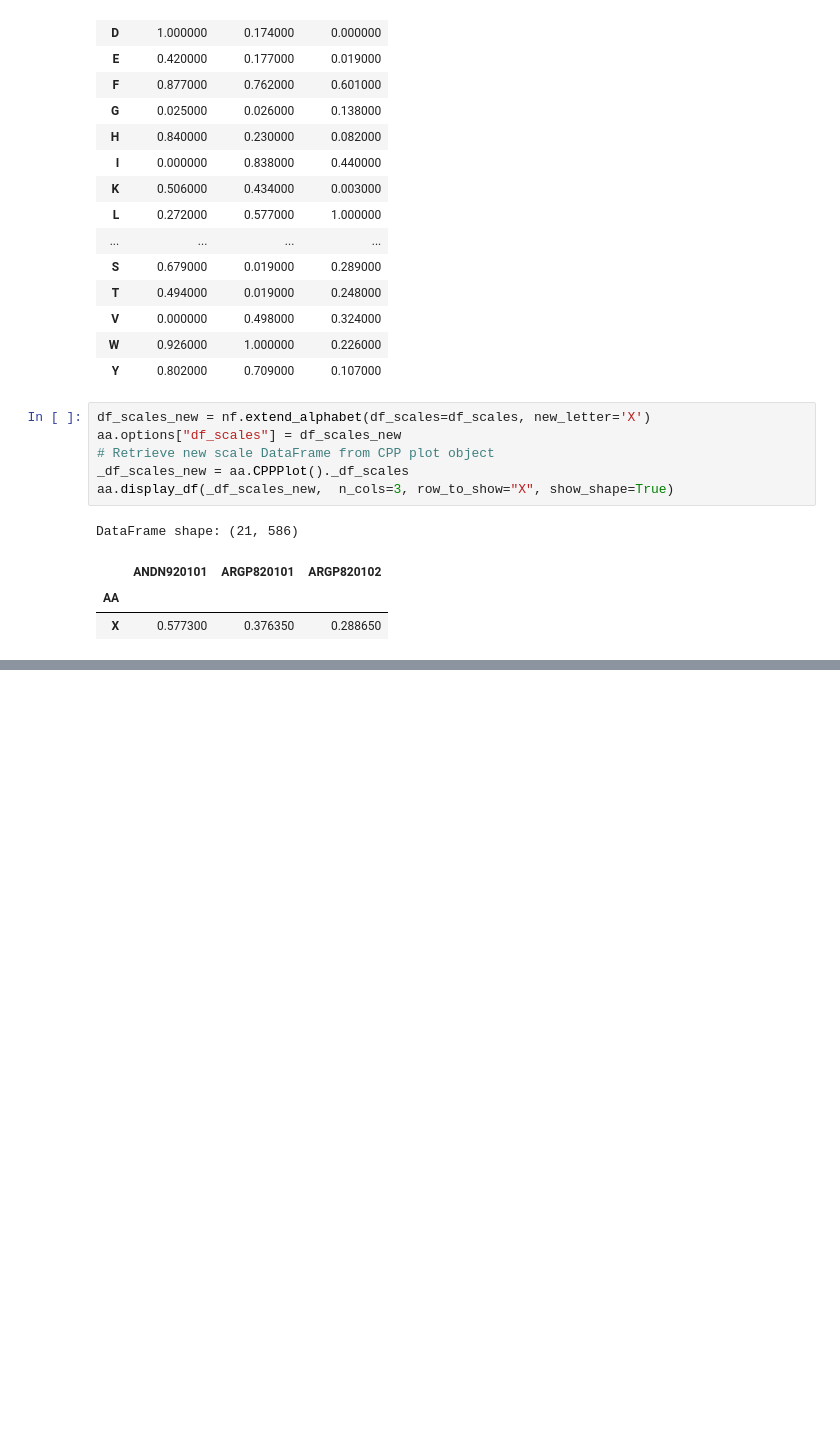
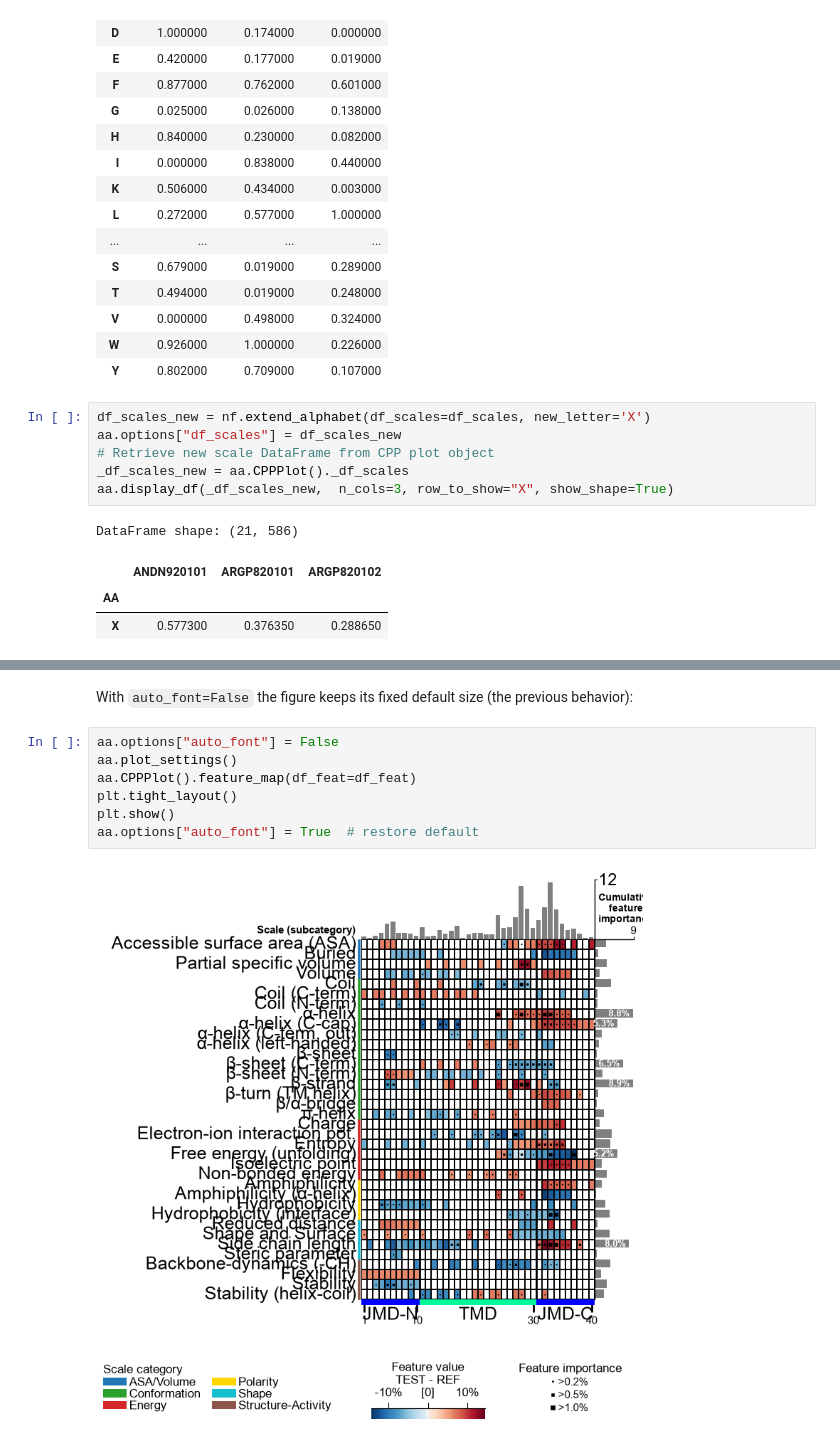
Before and after one commit to breimanntools/aaanalysis, a Jupyter notebook: examples/options/options.ipynb, the cells around one changed output, grey strips where cells are left out. Drawn from its saved outputs; the diff is of its cells as text; blank space fills up the shorter version.

```diff
--- a/examples/options/options.ipynb
+++ b/examples/options/options.ipynb
@@ -79,0 +100,11 @@ DataFrame shape: (21, 586)
+# %% [markdown]
+With ``auto_font=False`` the figure keeps its fixed default size (the previous behavior):
+# %%
+aa.options["auto_font"] = False
+aa.plot_settings()
+aa.CPPPlot().feature_map(df_feat=df_feat)
+plt.tight_layout()
+plt.show()
+aa.options["auto_font"] = True  # restore default
+# %% [output]
+[figure, added]
```
Also changed, not shown: parts of 6 cells of this notebook.
